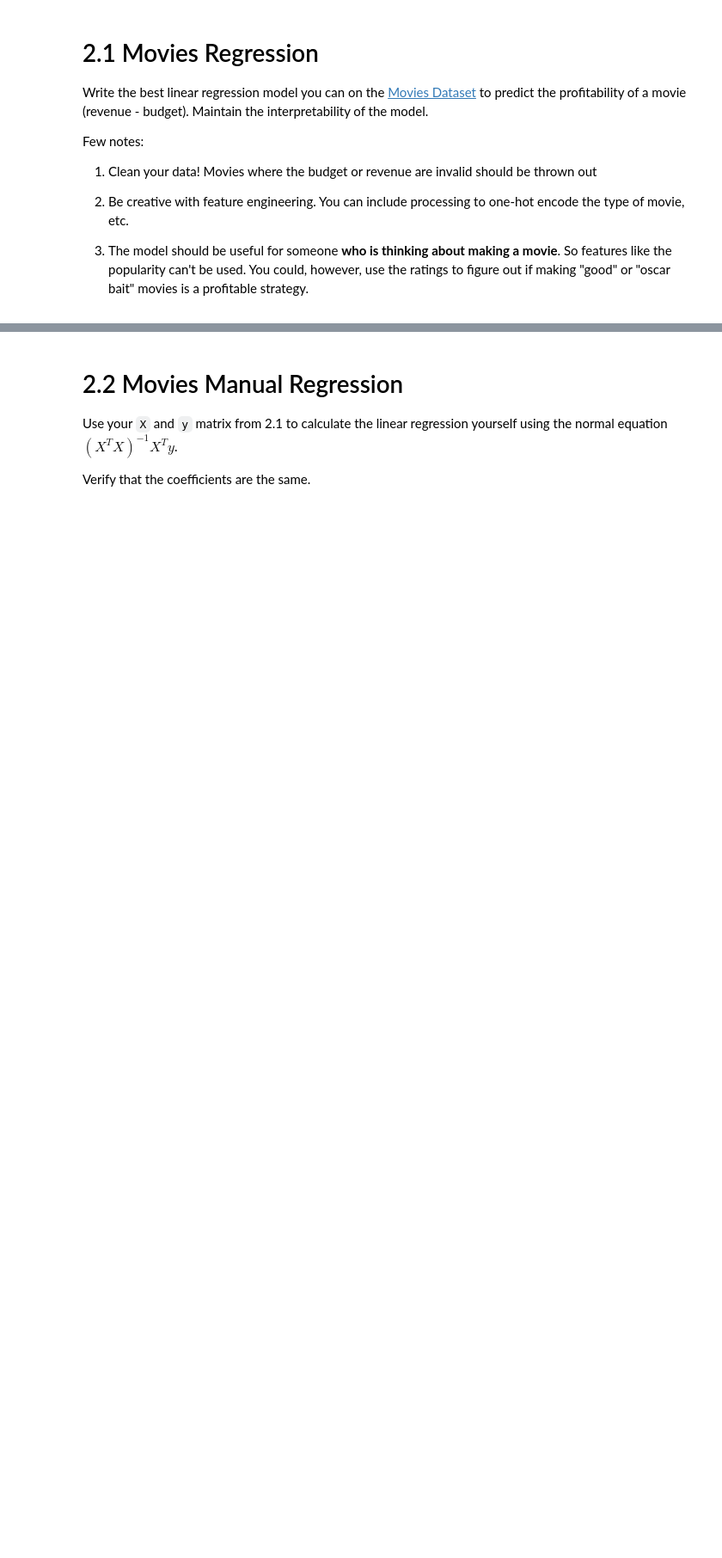
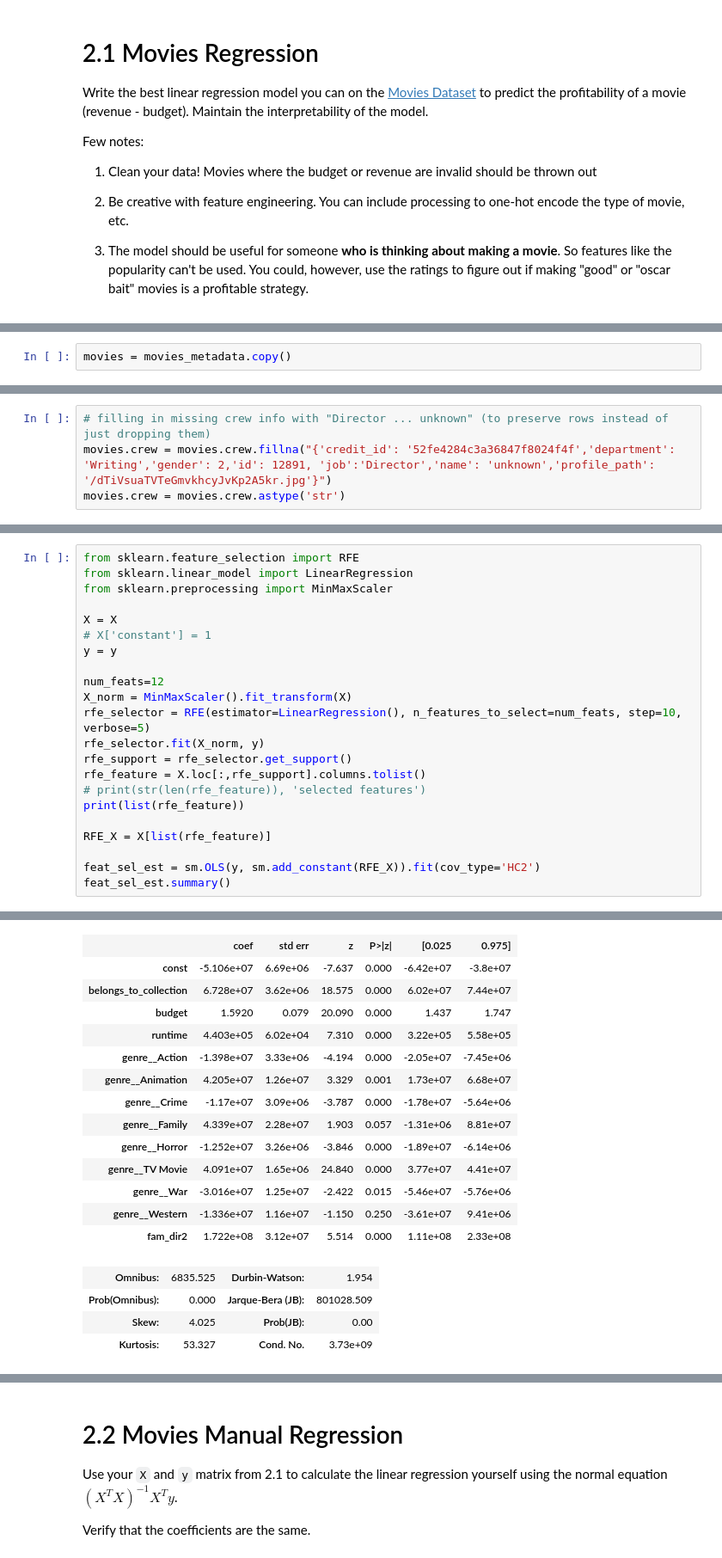
Before and after one commit to cb-ds-1/3-5-optimization, a Jupyter notebook: Workshop_ Maximum likelihood.ipynb, the cells around one changed output, grey strips where cells are left out. Shown at 86% size. Drawn from its saved outputs; the diff is of its cells as text; blank space fills up the shorter version.

```diff
--- a/Workshop_ Maximum likelihood.ipynb
+++ b/Workshop_ Maximum likelihood.ipynb
@@ -47,0 +164,2 @@ Few notes:
+# %%
+movies = movies_metadata.copy()
@@ -47,0 +264,4 @@ Few notes:
+# %%
+# filling in missing crew info with "Director ... unknown" (to preserve rows instead of just dropping them)
+movies.crew = movies.crew.fillna("{'credit_id': '52fe4284c3a36847f8024f4f','department': 'Writing','gender': 2,'id': 12891, 'job':'Director','name': 'unknown','profile_path': '/dTiVsuaTVTeGmvkhcyJvKp2A5kr.jpg'}")
+movies.crew = movies.crew.astype('str')
@@ -47,0 +445,23 @@ Few notes:
+# %%
+from sklearn.feature_selection import RFE
+from sklearn.linear_model import LinearRegression
+from sklearn.preprocessing import MinMaxScaler
+
+X = X
+# X['constant'] = 1
+y = y
+
+num_feats=12
+X_norm = MinMaxScaler().fit_transform(X)
+rfe_selector = RFE(estimator=LinearRegression(), n_features_to_select=num_feats, step=10, verbose=5)
+rfe_selector.fit(X_norm, y)
+rfe_support = rfe_selector.get_support()
+rfe_feature = X.loc[:,rfe_support].columns.tolist()
+# print(str(len(rfe_feature)), 'selected features')
+print(list(rfe_feature))
+
+RFE_X = X[list(rfe_feature)]
+
+feat_sel_est = sm.OLS(y, sm.add_constant(RFE_X)).fit(cov_type='HC2')
+feat_sel_est.summary()
+# %% [output]
@@ -47,0 +481,18 @@ Few notes:
+|  | coef | std err | z | P>|z| | [0.025 | 0.975] |
+| const | -5.106e+07 | 6.69e+06 | -7.637 | 0.000 | -6.42e+07 | -3.8e+07 |
+| belongs_to_collection | 6.728e+07 | 3.62e+06 | 18.575 | 0.000 | 6.02e+07 | 7.44e+07 |
+| budget | 1.5920 | 0.079 | 20.090 | 0.000 | 1.437 | 1.747 |
+| runtime | 4.403e+05 | 6.02e+04 | 7.310 | 0.000 | 3.22e+05 | 5.58e+05 |
+| genre__Action | -1.398e+07 | 3.33e+06 | -4.194 | 0.000 | -2.05e+07 | -7.45e+06 |
+| genre__Animation | 4.205e+07 | 1.26e+07 | 3.329 | 0.001 | 1.73e+07 | 6.68e+07 |
+| genre__Crime | -1.17e+07 | 3.09e+06 | -3.787 | 0.000 | -1.78e+07 | -5.64e+06 |
+| genre__Family | 4.339e+07 | 2.28e+07 | 1.903 | 0.057 | -1.31e+06 | 8.81e+07 |
+| genre__Horror | -1.252e+07 | 3.26e+06 | -3.846 | 0.000 | -1.89e+07 | -6.14e+06 |
+| genre__TV Movie | 4.091e+07 | 1.65e+06 | 24.840 | 0.000 | 3.77e+07 | 4.41e+07 |
+| genre__War | -3.016e+07 | 1.25e+07 | -2.422 | 0.015 | -5.46e+07 | -5.76e+06 |
+| genre__Western | -1.336e+07 | 1.16e+07 | -1.150 | 0.250 | -3.61e+07 | 9.41e+06 |
+| fam_dir2 | 1.722e+08 | 3.12e+07 | 5.514 | 0.000 | 1.11e+08 | 2.33e+08 |
+| Omnibus: | 6835.525 | Durbin-Watson: | 1.954 |
+| Prob(Omnibus): | 0.000 | Jarque-Bera (JB): | 801028.509 |
+| Skew: | 4.025 | Prob(JB): | 0.00 |
+| Kurtosis: | 53.327 | Cond. No. | 3.73e+09 |
```
Also changed, not shown: parts of 31 cells of this notebook.
